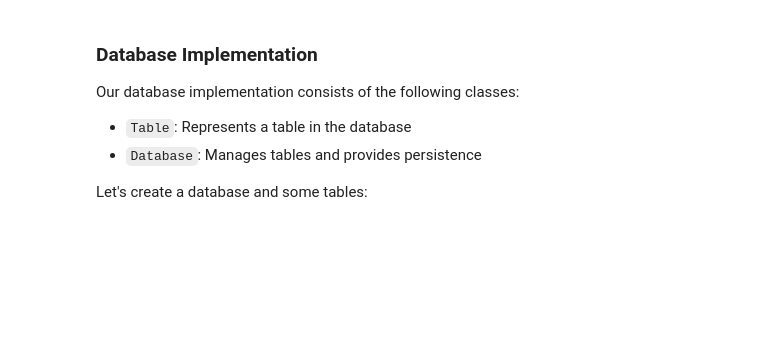
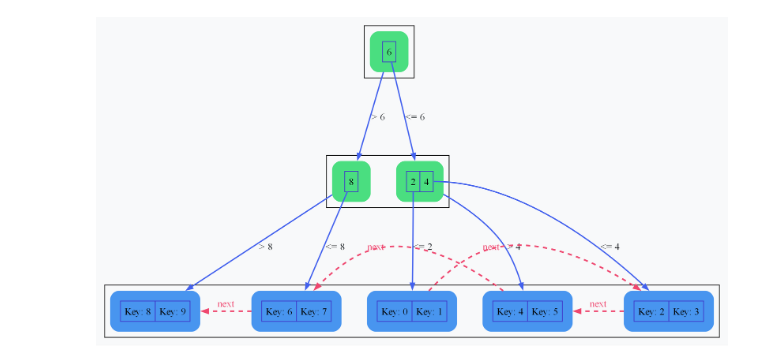
Before and after one commit to Demolus13/CS432-Project, a Jupyter notebook: report.ipynb, the cells around one changed output. Cells and saved outputs as stored; diff of their text form; code cells hidden in the pictures; blank space fills up the shorter version.

```diff
--- a/report.ipynb
+++ b/report.ipynb
@@ -51,23 +90,17 @@ Let's create a small B+ Tree and visualize it:
 # %%
 # Create a B+ Tree
 tree = BPlusTree(order=4)
 
 # Insert some key-value pairs
 for i in range(10):
     tree.insert(i, f"value_{i}")
 
 # Visualize the tree
 visualizer = BPlusTreeVisualizer(tree)
 visualizer.visualize('b_plus_tree_example')
 
 # Display the image
 from IPython.display import Image
-Image(filename='b_plus_tree_example.png')
+Image(filename='static/b_plus_tree_example.png')
+# %% [output]
+[figure, added]
-# %% [markdown]
-### Database Implementation
-
-Our database implementation consists of the following classes:
-- `Table`: Represents a table in the database
-- `Database`: Manages tables and provides persistence
-
-Let's create a database and some tables:
```
Also changed, not shown: parts of 16 cells of this notebook, 7 other files.
